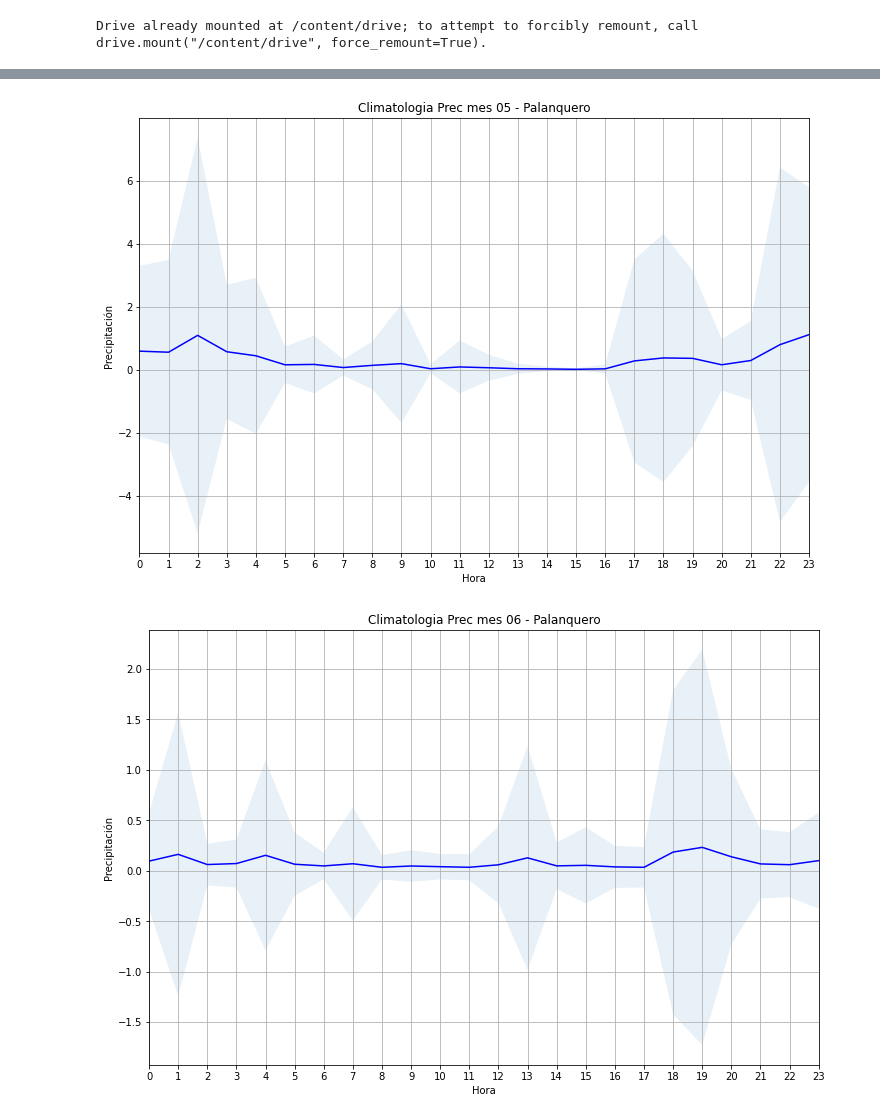
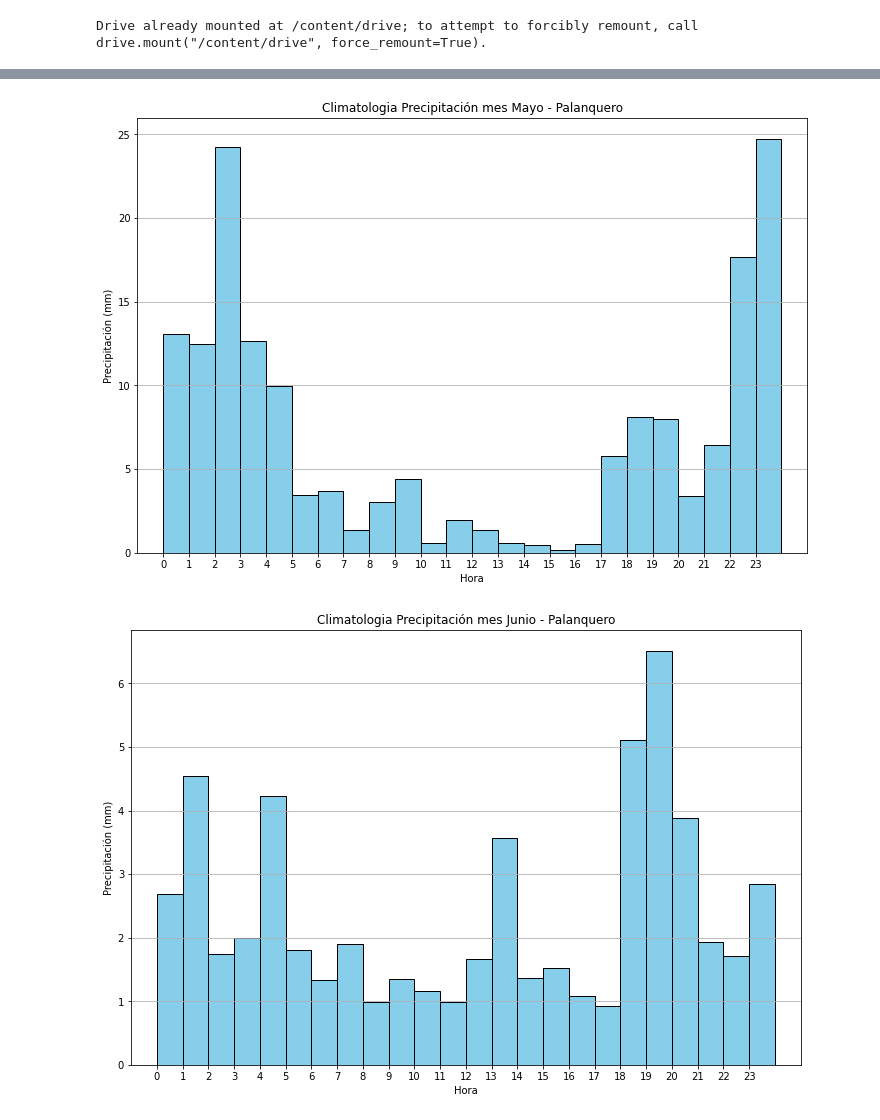
Before and after one commit to chris051091/Seminario-3, a Jupyter notebook: climatologia/src/palanquero/Climatologia_Precipitación_Palanquero.ipynb, the cells around one changed output, grey strips where cells are left out. Drawn from its saved outputs; the diff is of its cells as text; code cells hidden in the pictures.

```diff
--- a/climatologia/src/palanquero/Climatologia_Precipitación_Palanquero.ipynb
+++ b/climatologia/src/palanquero/Climatologia_Precipitación_Palanquero.ipynb
@@ -20,7 +20,8 @@ PATH_FINAL_FIGURAS_CLIMATOLOGIA = PATH_DRIVE + PATH_CLIMATOLOGIA + NOMBRE_ESTACI
 FILE_DATOS_TRATADOS = NOMBRE_ESTACION.lower() + '_tratados_prec.csv'
 # %%
 VARIABLE = 'PREC'
-NOMBRE_EJE_Y = 'Precipitación'
+NOMBRE_EJE_Y = 'Precipitación (mm)'
+VARIABLE_STR = 'Precipitación'
 # %%
 #Read the data
 
@@ -34,4 +35,4 @@ df['FECHA_H'] = df['FECHA'].apply(lambda x: x[0:13])
 df = df.groupby(['FECHA_H'])['PREC'].agg('sum').reset_index()
 df['MES'] = df['FECHA_H'].apply(lambda x: x[5:7])
 df['HORA'] = df['FECHA_H'].apply(lambda x: x[11:13])
-df
+df['ANO'] = df['FECHA_H'].apply(lambda x: x[0:4])
@@ -84,3 +39,9 @@ rain = rdf[['HORA', 'mean', 'std']]
+# %%
+#Start every matrix
+
+dfaux = df.groupby(['HORA', 'MES', 'ANO'])['PREC'].agg('sum').reset_index()
+dfhora = dfaux.groupby('HORA', group_keys=False).agg({VARIABLE : ['mean']}).reset_index(level=0)
+dfhora['mean'] = dfhora[(VARIABLE, 'mean')]
 # %%
 #I made a plot in a very automatic way, you need to improve it, I think a plot matrix es better, but you need to check
 def plot_per_hour(df, titulo, name_to_save, ylimit = []):
@@ -118,24 +79,20 @@ See the caveats in the documentation: https://pandas.pydata.org/pandas-docs/stab
 # %%
 #Start every matrix
 
-#Fill the matrix of the no raining season
-dfmes = df.groupby('MES', group_keys=False).agg({VARIABLE : ['mean', 'std']}).reset_index(level=0)
+dfaux = df.groupby(['MES', 'ANO'])['PREC'].agg('sum').reset_index()
+dfmes = dfaux.groupby('MES', group_keys=False).agg({VARIABLE : ['mean']}).reset_index(level=0)
 dfmes['mean'] = dfmes[(VARIABLE, 'mean')]
-dfmes['std'] = dfmes[(VARIABLE, 'std')]
-dfmes = dfmes[['MES', 'mean', 'std']]
 
 def plot_per_month(df, titulo, name_to_save):
 
   plt.figure(figsize = (12,8))
   df['MES'] = df['MES'].astype(int)
 
-  # plt.xticks()
-  plt.plot(df['MES'], df['mean'], color = 'b')
-  plt.fill_between(df['MES'], df['mean'] + df['std'], df['mean'] - df['std'], alpha=.1, linestyle = '--', linewidth = 0.5)
-  plt.grid()
-  plt.xlabel("MES")
+  plt.bar(df['MES'], df['mean'], edgecolor='black', color='skyblue')
+  plt.xlabel("Mes")
   plt.ylabel(NOMBRE_EJE_Y)
   plt.title(titulo)
+  plt.grid(axis='y')
 
   Meses = ['Enero', 'Febrero',
          'Marzo', 'Abril',
@@ -154,17 +111,19 @@ plot_per_month(dfmes, f'Climatologia por meses - {NOMBRE_ESTACION.capitalize()}'
 # %%
 meses = [str(i).zfill(2) for i in range(1, 13)]
+meses_str = ['Enero', 'Febrero',
+         'Marzo', 'Abril',
+         'Mayo', 'Junio',
+         'Julio', 'Agosto',
+         'Septiembre', 'Octubre',
+         'Noviembre', 'Diciembre']
 
 
-
-for mes in meses:
+for mes, mes_str in zip(meses, meses_str):
   #Merge the dataframe, so that it will be only one for every season
   dfmes = df[df['MES'].str.contains(mes)]   # DF con los datos de meses con lluvia
+  dfaux = dfmes.groupby(['HORA', 'MES', 'ANO'])['PREC'].agg('sum').reset_index()
+  dfhora = dfaux.groupby('HORA', group_keys=False).agg({VARIABLE : ['mean']}).reset_index(level=0)
+  dfhora['mean'] = dfhora[(VARIABLE, 'mean')]
 
-  ## Use all the dataframe (No split)
-  dfmes = dfmes.groupby('HORA', group_keys=False).agg({VARIABLE : ['mean', 'std']}).reset_index(level=0)
-  dfmes['mean'] = dfmes[(VARIABLE, 'mean')]
-  dfmes['std'] = dfmes[(VARIABLE, 'std')]
-  dfmes = dfmes[['HORA', 'mean', 'std']]
-
-  plot_per_hour(dfmes, f'Climatologia {VARIABLE.capitalize()} mes {mes} - {NOMBRE_ESTACION.capitalize()}', f'climatologia_{VARIABLE.lower()}_{NOMBRE_ESTACION}_mes_{mes}.png')
+  plot_per_hour(dfhora, f'Climatologia {VARIABLE_STR.capitalize()} mes {mes_str} - {NOMBRE_ESTACION.capitalize()}', f'climatologia_{VARIABLE.lower()}_{NOMBRE_ESTACION}_mes_{mes}.png')
 # %% [output]
@@ -175,2 +134,2 @@ for mes in meses:
-[figure, old version]
+[figure, new version]
-[figure, old version]
+[figure, new version]
```
Also changed, not shown: parts of 6 cells of this notebook.
